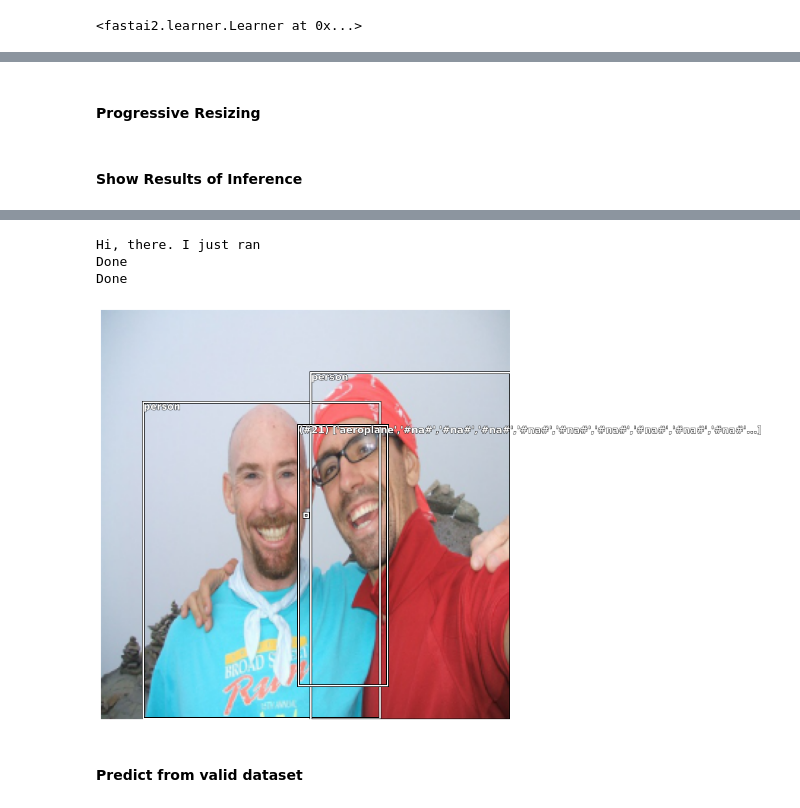
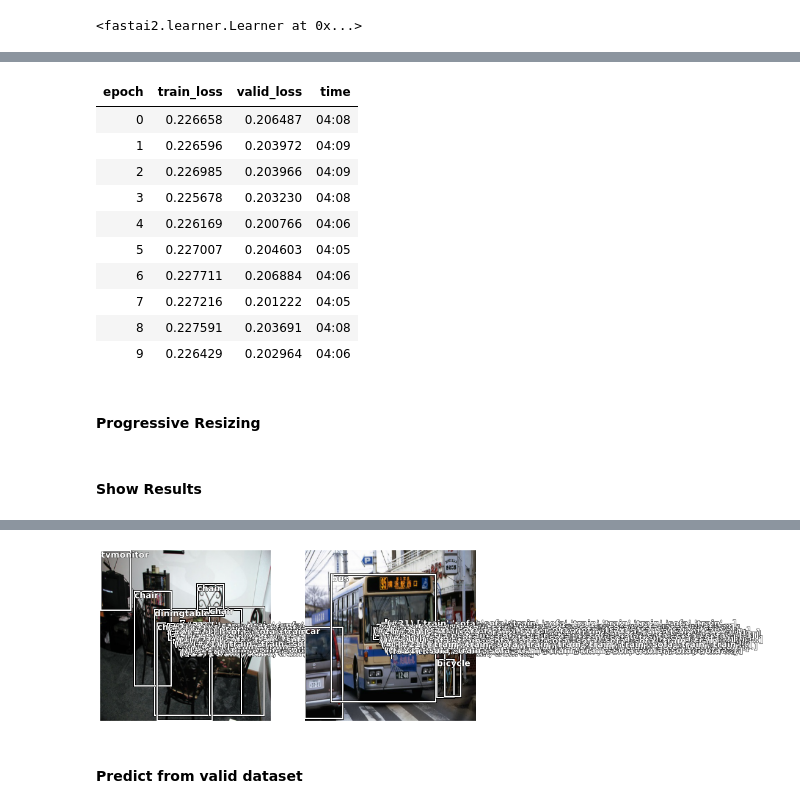
Before and after one commit to jav0927/AI, a Jupyter notebook: Fastai2_SSD_280_GouAug.ipynb, the cells around one changed output, grey strips where cells are left out. Drawn from its saved outputs; the diff is of its cells as text; code cells hidden in the pictures.

```diff
--- a/Fastai2_SSD_280_GouAug.ipynb
+++ b/Fastai2_SSD_280_GouAug.ipynb
@@ -1188,6 +1206,3 @@ def obj_detect_learner(dls, arch, model=None, custom_head=None, loss_func=None,
-# %%
-learn = obj_detect_learner(dls=dlrs,  arch=ARCH,  model=mod, loss_func=loss_func, splitter=model_split,
-        concat_pool=False, custom_head=None, cbs=[BatchPredict(anchors)], fp16=True)
 # %%
 learn.summary()
 # %% [markdown]
@@ -1270,3 +1265,3 @@ lr =  find_optimal_lr(learn, noise=4)
 # %%
-learn.fit_one_cycle(10, slice(2.5E-01) )
+learn.fit_one_cycle(10, slice(1.0E-01) )
 learn.save(F'/content/gdrive/My Drive/ssd_freeze_1_aug')
@@ -1281,4 +1294,4 @@ lr =  find_optimal_lr(learn, noise=4)
 # %%
 # Best results
-learn.fit_one_cycle(5, slice(1.0E-1) )
+learn.fit_one_cycle(5, slice(5.0E-5) )
 learn.save(f'/content/gdrive/My Drive/ssd_freeze_2_aug')
@@ -1298,6 +1318,6 @@ lr =  find_optimal_lr(learn, noise=4)
 Model set to: "unfreeze" or "freeze_to:"
 # %%
-learn.fit_one_cycle(10, slice(4.0E-05) )
-#learn.save(f'/content/gdrive/My Drive/ssd_unfreeze_3_aug')
+learn.fit_one_cycle(10, slice(2.0E-02) )
+learn.save(f'/content/gdrive/My Drive/ssd_unfreeze_3_aug')
 # %% [output]
 | epoch | train_loss | valid_loss | time |
@@ -1322,2 +1348,17 @@ learn.recorder.plot_loss()
+# %%
+learn.fit_one_cycle(10, slice(4.0E-05) )
+learn.save(f'/content/gdrive/My Drive/ssd_unfreeze_4_aug')
+# %% [output]
+| epoch | train_loss | valid_loss | time |
+| 0 | 0.226658 | 0.206487 | 04:08 |
+| 1 | 0.226596 | 0.203972 | 04:09 |
+| 2 | 0.226985 | 0.203966 | 04:09 |
+| 3 | 0.225678 | 0.203230 | 04:08 |
+| 4 | 0.226169 | 0.200766 | 04:06 |
+| 5 | 0.227007 | 0.204603 | 04:05 |
+| 6 | 0.227711 | 0.206884 | 04:06 |
+| 7 | 0.227216 | 0.201222 | 04:05 |
+| 8 | 0.227591 | 0.203691 | 04:08 |
+| 9 | 0.226429 | 0.202964 | 04:06 |
 # %% [markdown]
 #### Progressive Resizing
@@ -1353,16 +1401,13 @@ learn.save(f'/content/gdrive/My Drive/ssd_basic_4')
 # %%
 learn.load(F'/content/gdrive/My Drive/ssd_basic_4', strict=True)
 # %% [markdown]
-#### Show Results of Inference
+#### Show Results
 # %%
-learn.cbs[3].threshold=0.99999 #0.065
-show_results(learn, ds_idx=1, max_n=1)
+learn.cbs[3].threshold=0.99999
+infer_and_show_results(learn,  max_n=2)
 # %% [output]
 [interactive output not drawn]
-Hi, there. I just ran
-Done
-Done
-[figure, old version]
+[figure, new version]
 # %% [markdown]
 
 #### Predict from valid dataset
```
Also changed, not shown: parts of 33 cells of this notebook.
